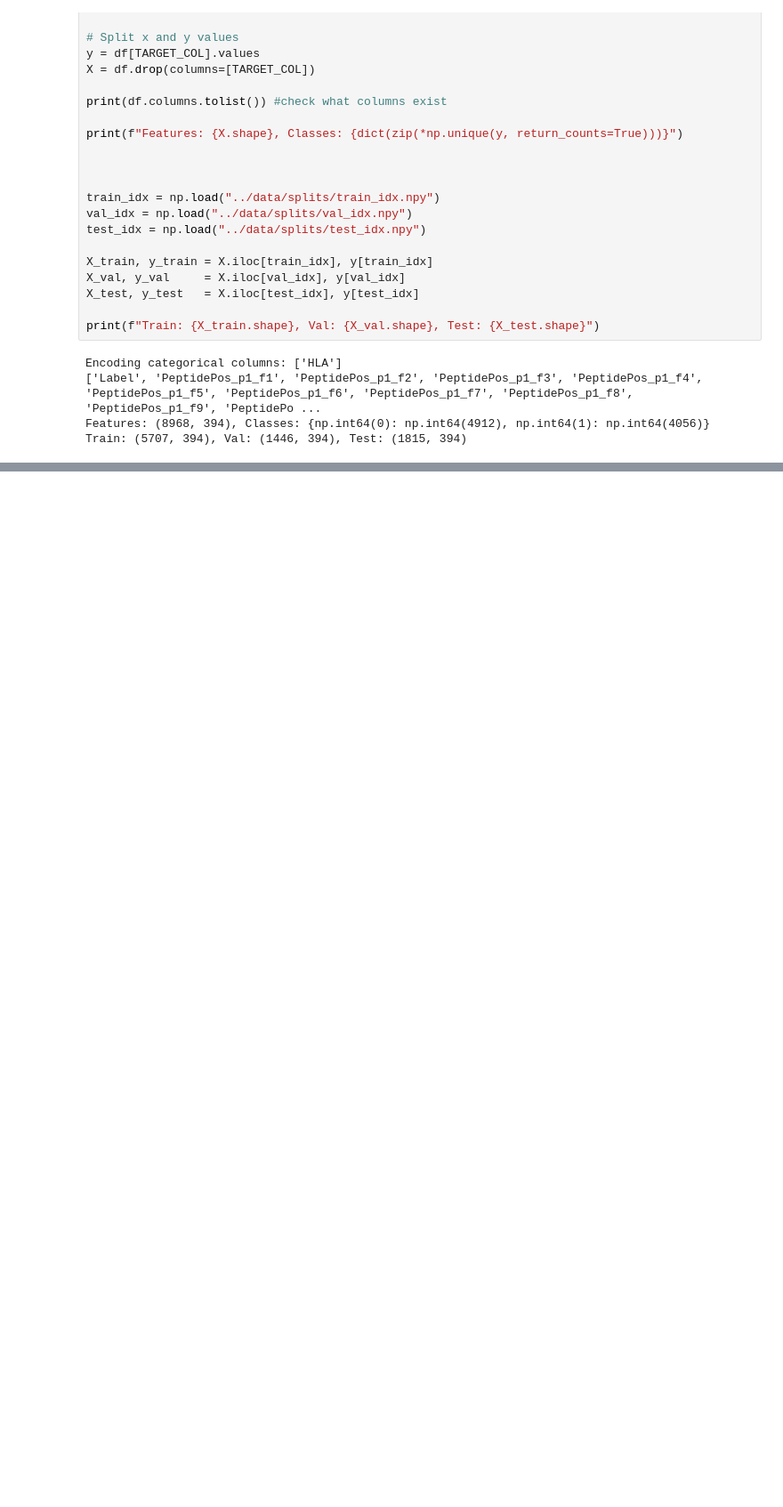
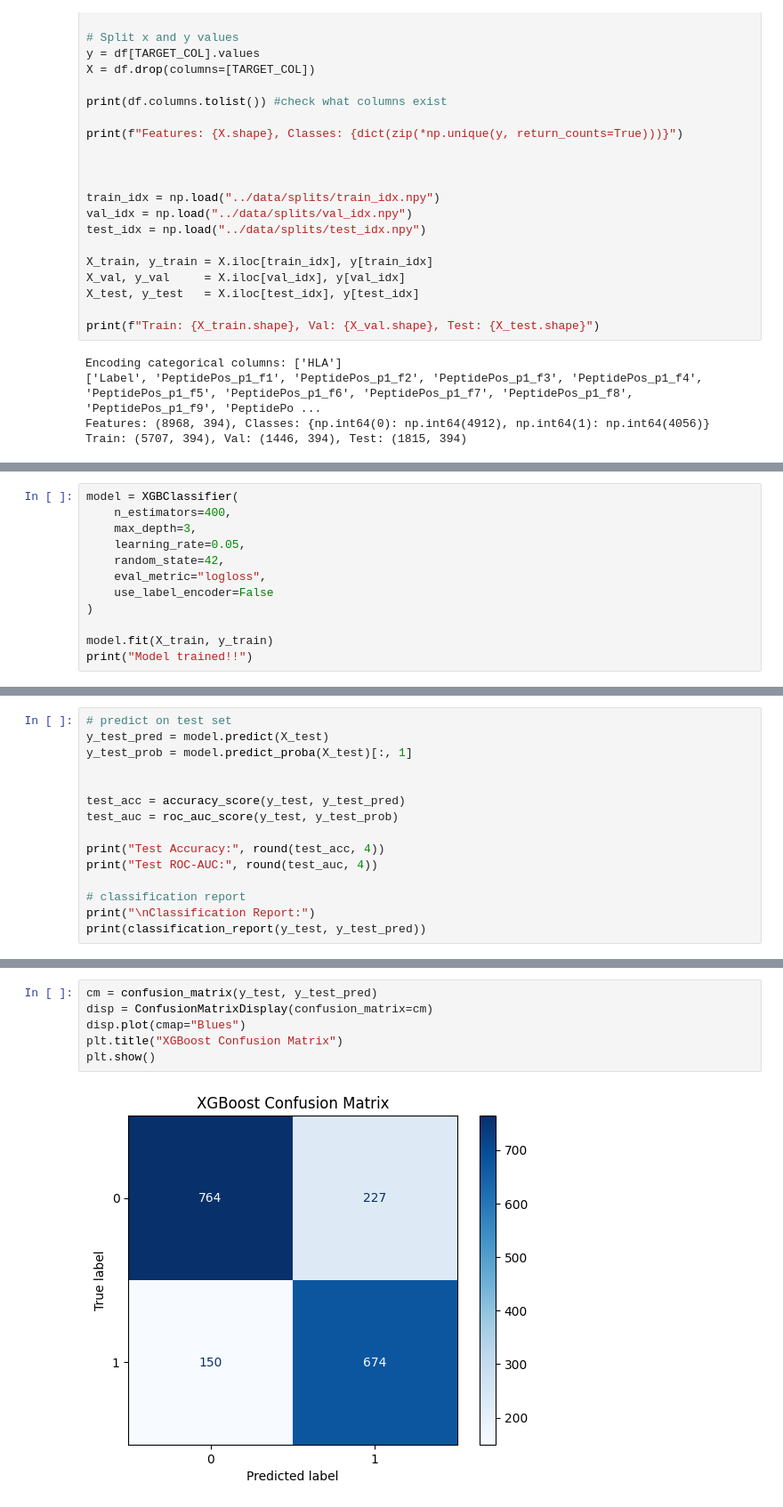
Before and after one commit to nikitarjsh/PIPER, a Jupyter notebook: src/xgboost.ipynb, the cells around one changed output, grey strips where cells are left out. Shown at 89% size. Cells and saved outputs as stored; diff of their text form; blank space fills up the shorter version.

Commit message:
xgboost models

```diff
--- a/src/xgboost.ipynb
+++ b/src/xgboost.ipynb
@@ -64,0 +54,12 @@ Name: proportion, dtype: float64
+# %%
+model = XGBClassifier(
+    n_estimators=400,
+    max_depth=3,
+    learning_rate=0.05,
+    random_state=42,
+    eval_metric="logloss",
+    use_label_encoder=False
+)
+
+model.fit(X_train, y_train)
+print("Model trained!!")
@@ -64,0 +68,15 @@ Name: proportion, dtype: float64
+# %%
+# predict on test set
+y_test_pred = model.predict(X_test)
+y_test_prob = model.predict_proba(X_test)[:, 1]
+
+
+test_acc = accuracy_score(y_test, y_test_pred)
+test_auc = roc_auc_score(y_test, y_test_prob)
+
+print("Test Accuracy:", round(test_acc, 4))
+print("Test ROC-AUC:", round(test_auc, 4))
+
+# classification report
+print("\nClassification Report:")
+print(classification_report(y_test, y_test_pred))
@@ -64,0 +96,8 @@ Name: proportion, dtype: float64
+# %%
+cm = confusion_matrix(y_test, y_test_pred)
+disp = ConfusionMatrixDisplay(confusion_matrix=cm)
+disp.plot(cmap="Blues")
+plt.title("XGBoost Confusion Matrix")
+plt.show()
+# %% [output]
+[figure, added]
```
Also changed, not shown: parts of 16 cells of this notebook, 31 other files.
